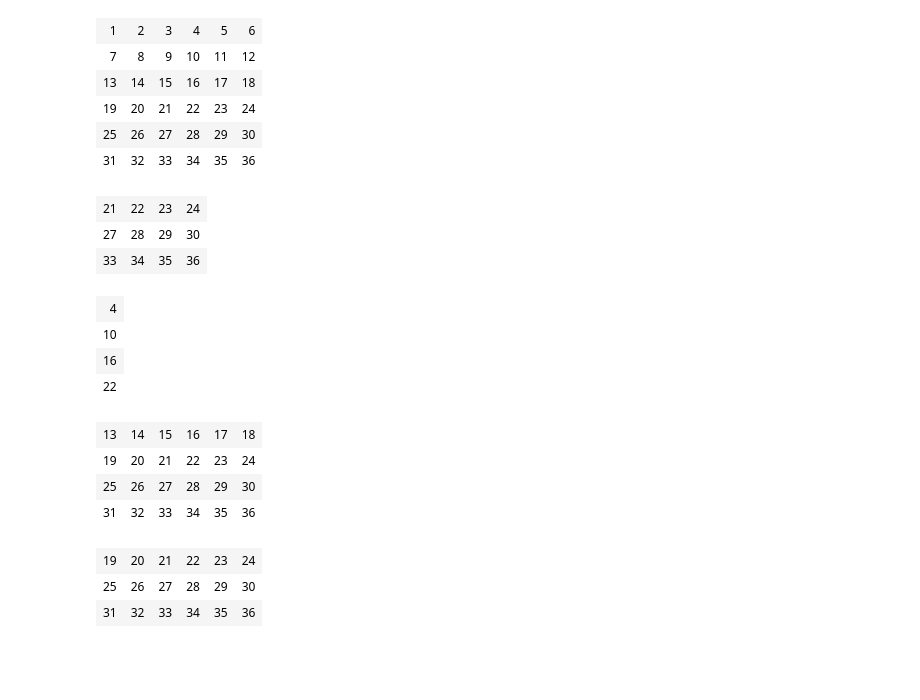
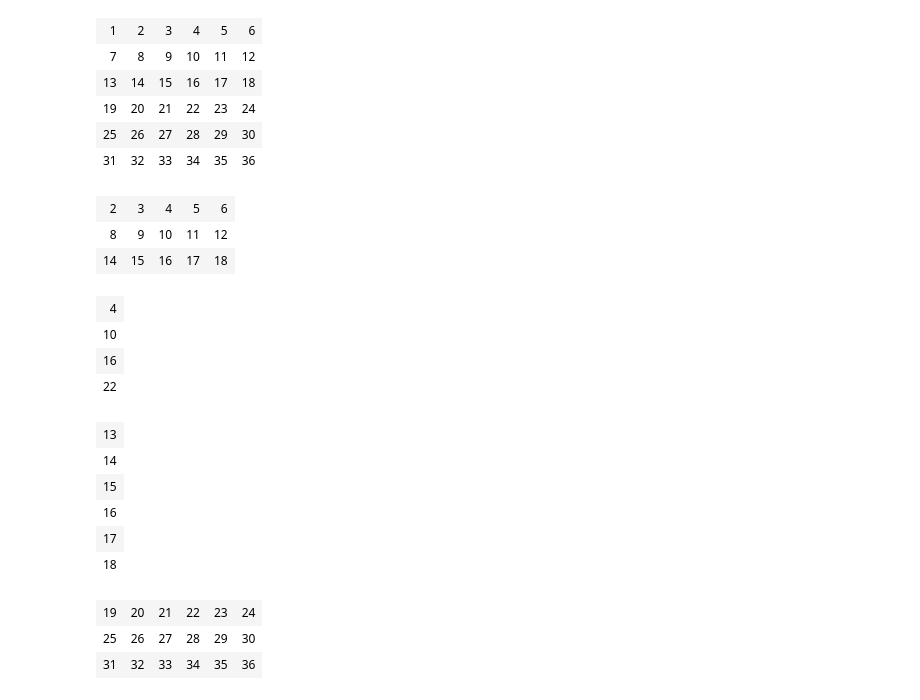
Before and after one commit to hotteleport/Data-Analytics, a Jupyter notebook: Exercises_set_1.ipynb, the cells around one changed output. Saved outputs shown, nothing was run; the diff lists cells and outputs as text; code cells hidden in the pictures; blank space fills up the shorter version.

```diff
--- a/Exercises_set_1.ipynb
+++ b/Exercises_set_1.ipynb
@@ -330,12 +330,12 @@ data
 | 25 | 26 | 27 | 28 | 29 | 30 |
 | 31 | 32 | 33 | 34 | 35 | 36 |
 # %%
-slice = data[3:,2:]
+slice = data[:3,1:]
 slice
 # %% [output]
-| 21 | 22 | 23 | 24 |
-| 27 | 28 | 29 | 30 |
-| 33 | 34 | 35 | 36 |
+| 2 | 3 | 4 | 5 | 6 |
+| 8 | 9 | 10 | 11 | 12 |
+| 14 | 15 | 16 | 17 | 18 |
 # %%
 slice = data[:4,3]
 slice
@@ -345,13 +345,15 @@ slice
 | 16 |
 | 22 |
 # %%
-slice = data[2:]
+slice = data[2,:]
 slice
 # %% [output]
-| 13 | 14 | 15 | 16 | 17 | 18 |
-| 19 | 20 | 21 | 22 | 23 | 24 |
-| 25 | 26 | 27 | 28 | 29 | 30 |
-| 31 | 32 | 33 | 34 | 35 | 36 |
+| 13 |
+| 14 |
+| 15 |
+| 16 |
+| 17 |
+| 18 |
 # %%
 slice = data[3:]
 slice
```
Also changed, not shown: parts of 10 cells of this notebook.
